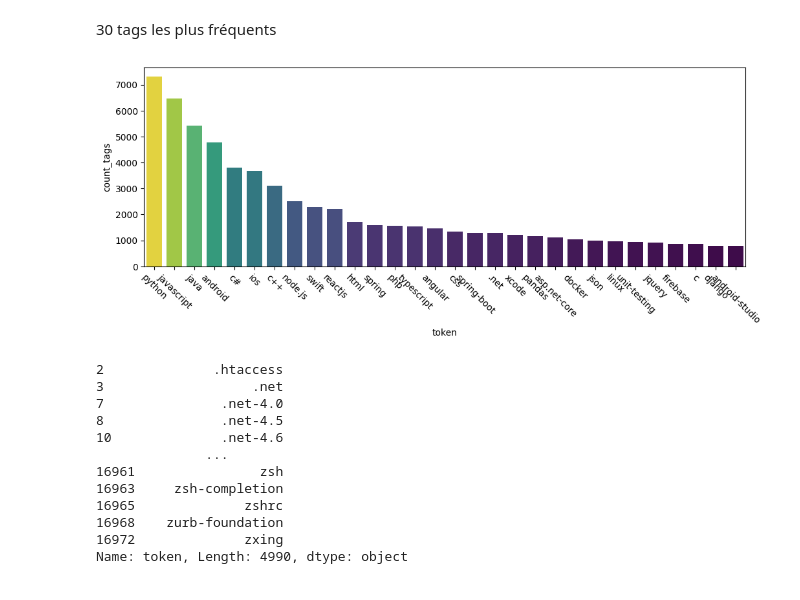
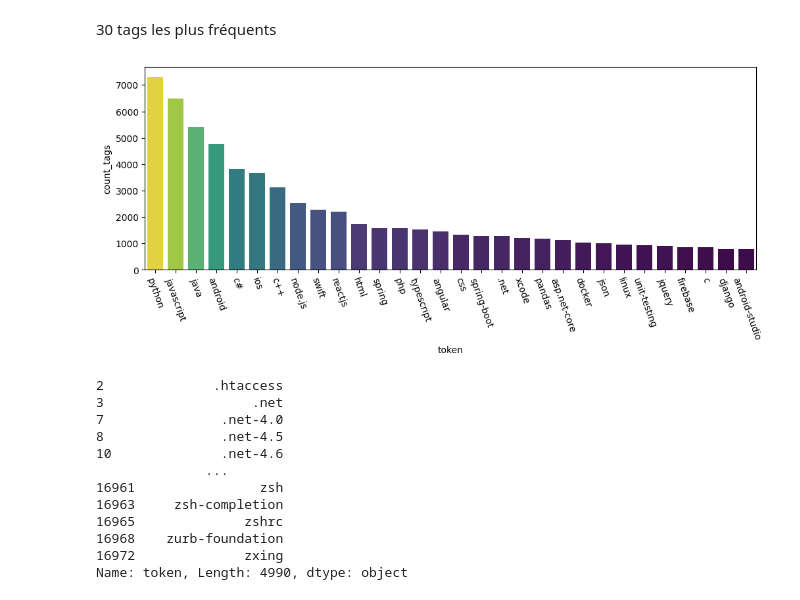
Before and after one commit to sycod/OC_P5_SoF, a Jupyter notebook: 1_EDA.ipynb, the cells around one changed output. Drawn from its saved outputs; the diff is of its cells as text; code cells hidden in the pictures.

```diff
--- a/1_EDA.ipynb
+++ b/1_EDA.ipynb
@@ -731,13 +707,13 @@ stats_df_tags.loc[stats_df_tags["count_tags"] > 4].shape[0]
 # %%
 _ = stats_df.sort_values(by="count_tags", ascending=False)[:30]
 # plot it
 fig, ax = plt.subplots(figsize=(12, 4))
 sns.barplot(
     _, x="token", y="count_tags", hue="count_tags", legend=False, palette="viridis"
 )
-ax.tick_params(axis="x", labelrotation=-45)
+ax.tick_params(axis="x", labelrotation=-70)
 # %% [output]
-[figure, old version]
+[figure, new version]
 # %%
 tags_min4_df = stats_df_tags.loc[stats_df_tags["count_tags"] > 4]
 tags_min4_df["token"]
```
Also changed, not shown: parts of 42 cells of this notebook, 3 other files.
